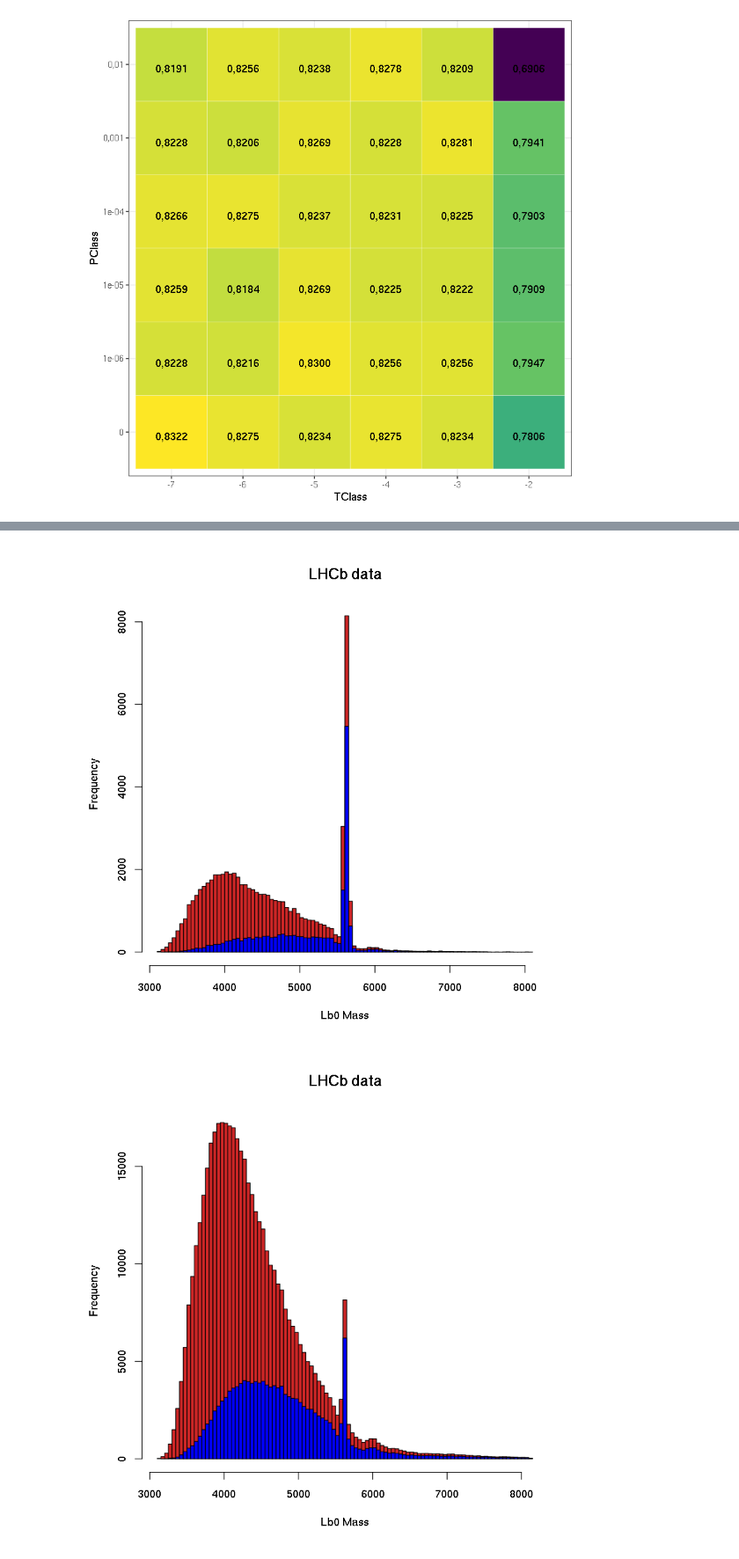
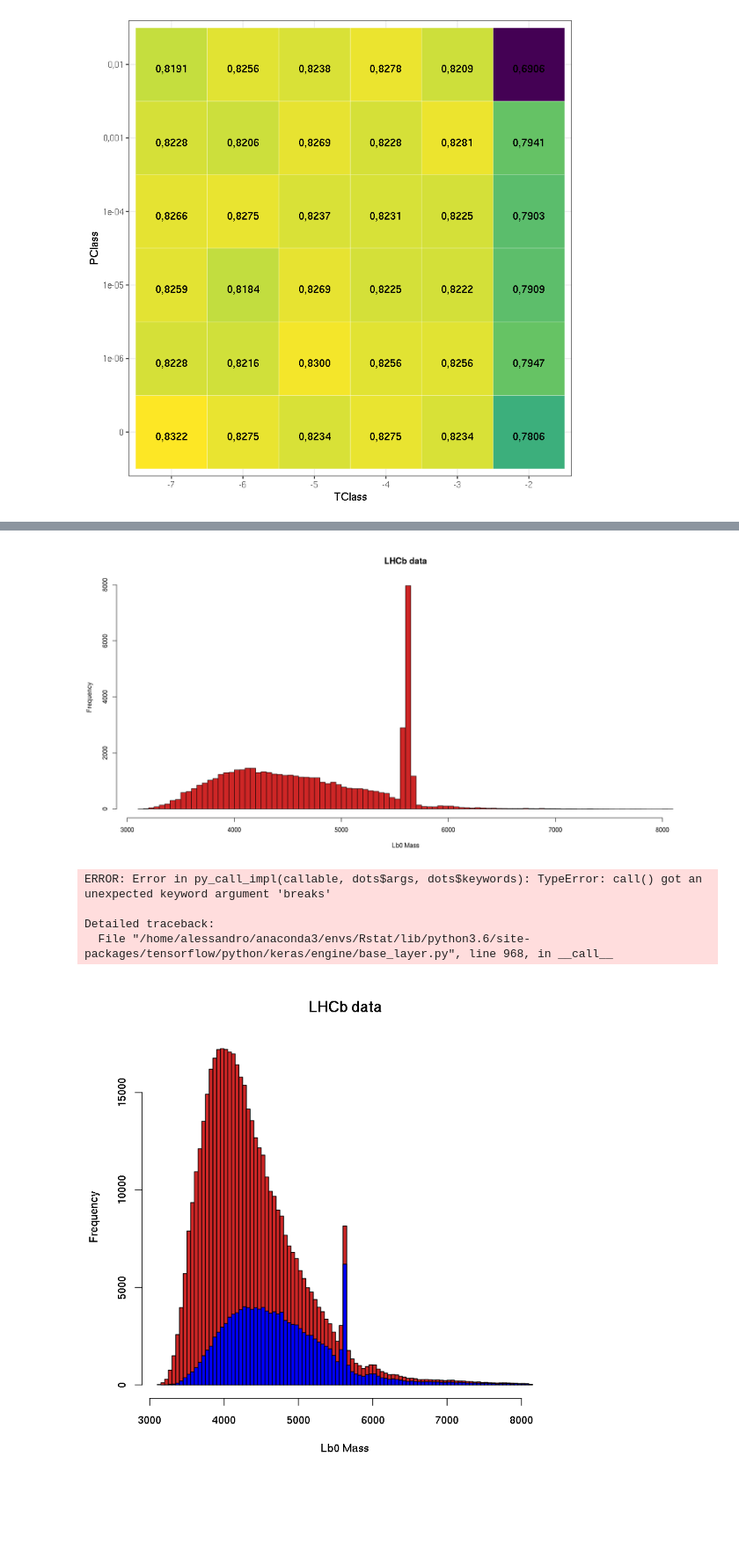
Before and after one commit to mastrovalentz/Adv_Stat_Final_Project, a Jupyter notebook: Model_Tuner.ipynb, the cells around one changed output, grey strips where cells are left out. Shown: that part at 88% size. Cells and saved outputs as stored; diff of their text form; code cells hidden in the pictures; blank space fills up the shorter version.

```diff
--- a/Model_Tuner.ipynb
+++ b/Model_Tuner.ipynb
@@ -875,8 +898,19 @@ y_cut_lhcb_pred <- model %>% predict(x_cut_lhcb)
+# %%
+model <- trainModel(Archi_build_model, ArchiParams_ADAM)
+y_cut_lhcb_pred <- model %>% predict(x_cut_lhcb)
+# %%
+hist(data.cutted.lhcb$Lambda_b0_MM_F[y_cut_lhcb_pred>0.1], breaks=100, col="firebrick3", xlab="Lb0 Mass", main="LHCb data",  probability=FALSE)
+# %% [output]
+[figure, added]
 # %%
 hist(data.cutted.lhcb$Lambda_b0_MM_F[y_cut_lhcb_pred>0.0],   breaks=100, col="firebrick3", xlab="Lb0 Mass", main="LHCb data",  probability=FALSE)
 hist(data.cutted.lhcb$Lambda_b0_MM_F[y_cut_lhcb_pred>0.68], breaks=100, add=TRUE, col='blue')
+hist(data.cutted.lhcb$Lambda_b0_MM_F[y_cut_lhcb_pred>0.9], breaks=100, add=TRUE, col='green')
 # %% [output]
-[figure, removed]
+ERROR: Error in py_call_impl(callable, dots$args, dots$keywords): TypeError: call() got an unexpected keyword argument 'breaks'
+
+Detailed traceback:
+  File "/home/alessandro/anaconda3/envs/Rstat/lib/python3.6/site-packages/tensorflow/python/keras/engine/base_layer.py", line 968, in __call__
 # %%
 y_lhcb_pred <- model %>% predict(x_lhcb)
 # %%
```
Also changed, not shown: parts of 8 cells of this notebook.
